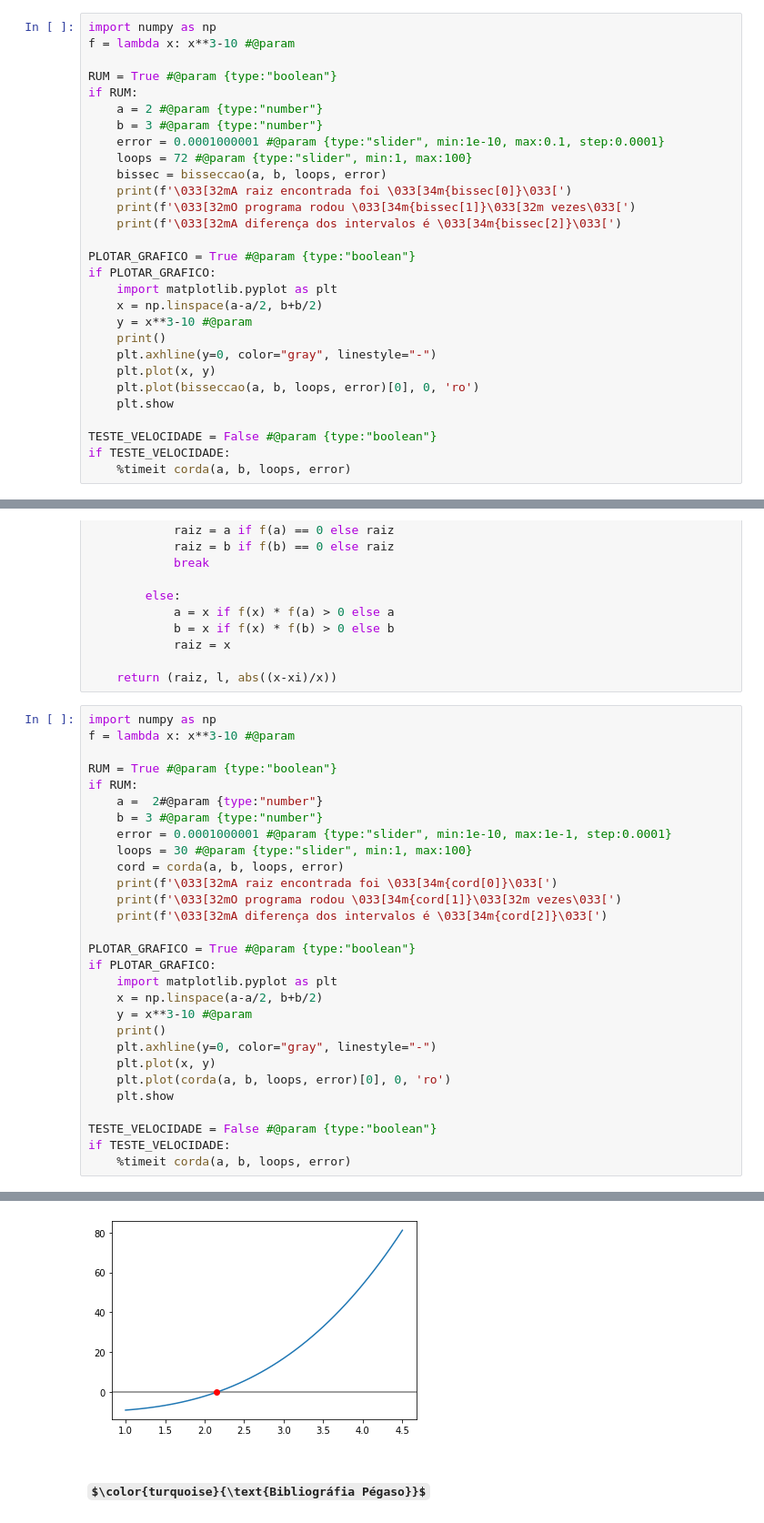
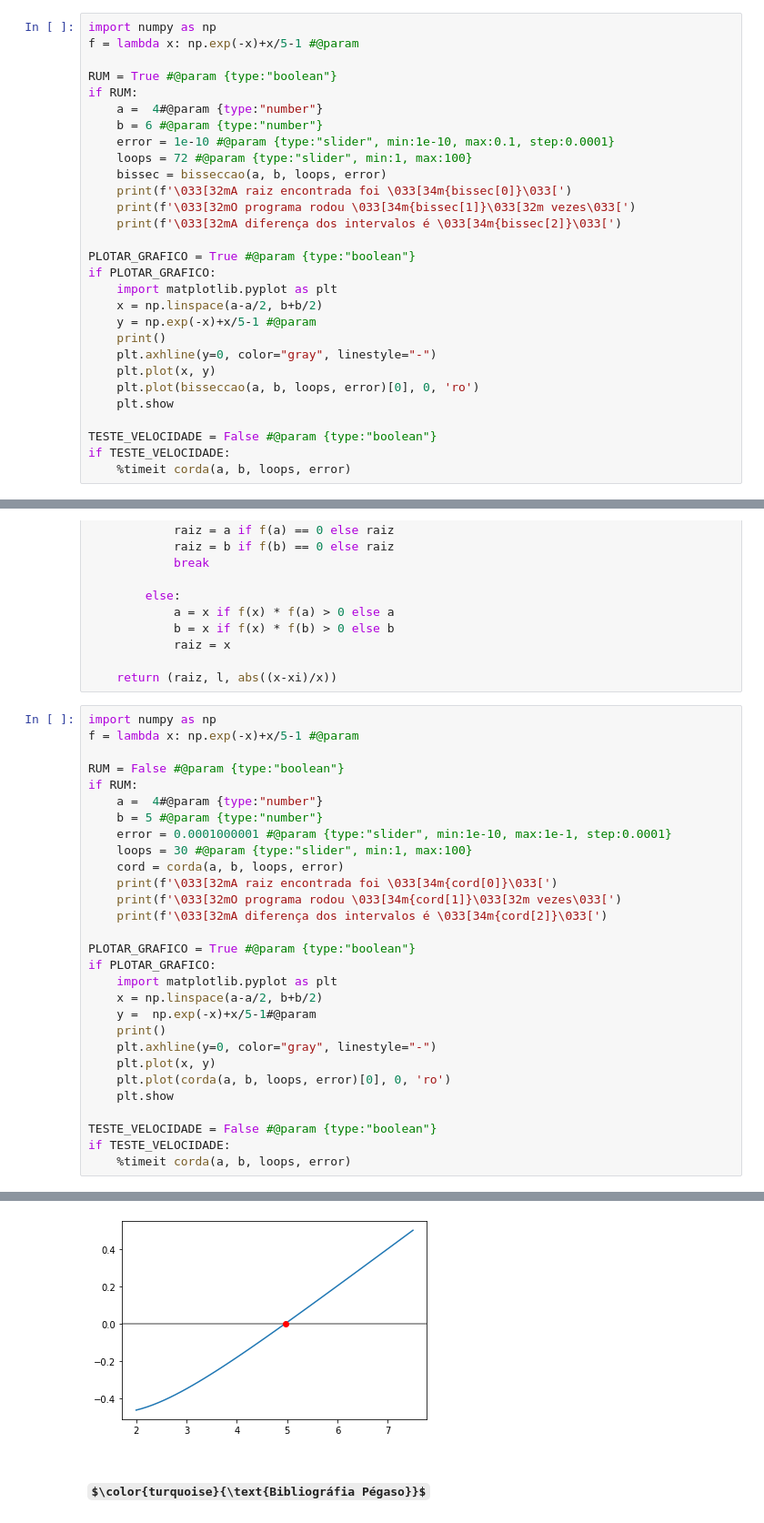
Before and after one commit to kleber293/calculo_numerico, a Jupyter notebook: Calculo_Numerico.ipynb, the cells around one changed output, grey strips where cells are left out. Shown at 91% size. Saved outputs shown, nothing was run; the diff lists cells and outputs as text; some formulas as TeX source.

```diff
--- a/Calculo_Numerico.ipynb
+++ b/Calculo_Numerico.ipynb
@@ -545,13 +545,13 @@ def bisseccao(a, b, n=100, e=0.001):
     return (raiz, l, abs((x-xi)/x))
 # %%
 import numpy as np
-f = lambda x: x**3-10 #@param
+f = lambda x: np.exp(-x)+x/5-1 #@param
 
 RUM = True #@param {type:"boolean"}
 if RUM:
-    a = 2 #@param {type:"number"}
-    b = 3 #@param {type:"number"}
-    error = 0.0001000001 #@param {type:"slider", min:1e-10, max:0.1, step:0.0001}
+    a =  4#@param {type:"number"}
+    b = 6 #@param {type:"number"}
+    error = 1e-10 #@param {type:"slider", min:1e-10, max:0.1, step:0.0001}
     loops = 72 #@param {type:"slider", min:1, max:100}
     bissec = bisseccao(a, b, loops, error)
     print(f'\033[32mA raiz encontrada foi \033[34m{bissec[0]}\033[')
@@ -562,7 +562,7 @@ PLOTAR_GRAFICO = True #@param {type:"boolean"}
 if PLOTAR_GRAFICO:
     import matplotlib.pyplot as plt
     x = np.linspace(a-a/2, b+b/2)
-    y = x**3-10 #@param
+    y = np.exp(-x)+x/5-1 #@param
     print()
     plt.axhline(y=0, color="gray", linestyle="-")
     plt.plot(x, y)
@@ -635,12 +635,12 @@ def corda(a, b, n=100, e=0.001):
     return (raiz, l, abs((x-xi)/x))
 # %%
 import numpy as np
-f = lambda x: x**3-10 #@param
+f = lambda x: np.exp(-x)+x/5-1 #@param
 
-RUM = True #@param {type:"boolean"}
+RUM = False #@param {type:"boolean"}
 if RUM:
-    a =  2#@param {type:"number"}
-    b = 3 #@param {type:"number"}
+    a =  4#@param {type:"number"}
+    b = 5 #@param {type:"number"}
     error = 0.0001000001 #@param {type:"slider", min:1e-10, max:1e-1, step:0.0001}
     loops = 30 #@param {type:"slider", min:1, max:100}
     cord = corda(a, b, loops, error)
@@ -652,7 +652,7 @@ PLOTAR_GRAFICO = True #@param {type:"boolean"}
 if PLOTAR_GRAFICO:
     import matplotlib.pyplot as plt
     x = np.linspace(a-a/2, b+b/2)
-    y = x**3-10 #@param
+    y =  np.exp(-x)+x/5-1#@param
     print()
     plt.axhline(y=0, color="gray", linestyle="-")
     plt.plot(x, y)
@@ -669,4 +666,4 @@ A diferença dos intervalos é 4.409125690657553e-05[
-[figure, old version]
+[figure, new version]
 # %% [markdown]
 ### $\color{turquoise}{\text{Bibliográfia Pégaso}}$
 # %% [markdown]
```
Also changed, not shown: parts of 12 cells of this notebook.
